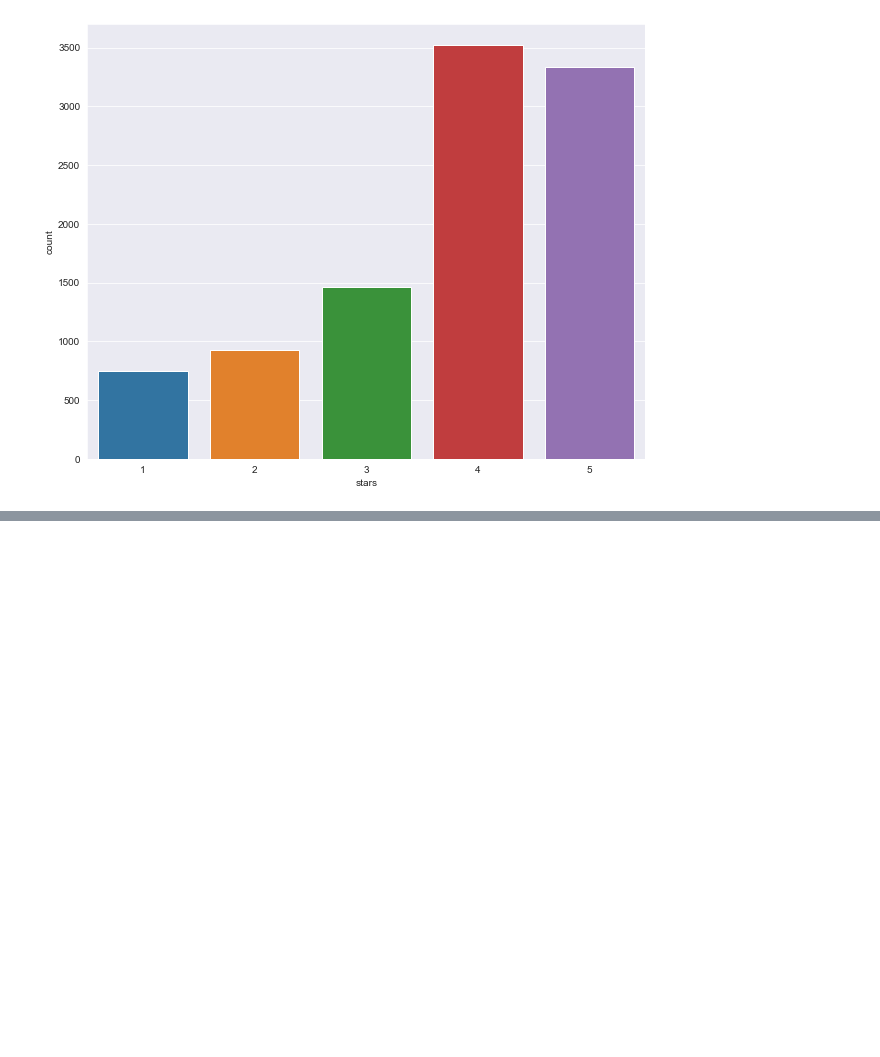
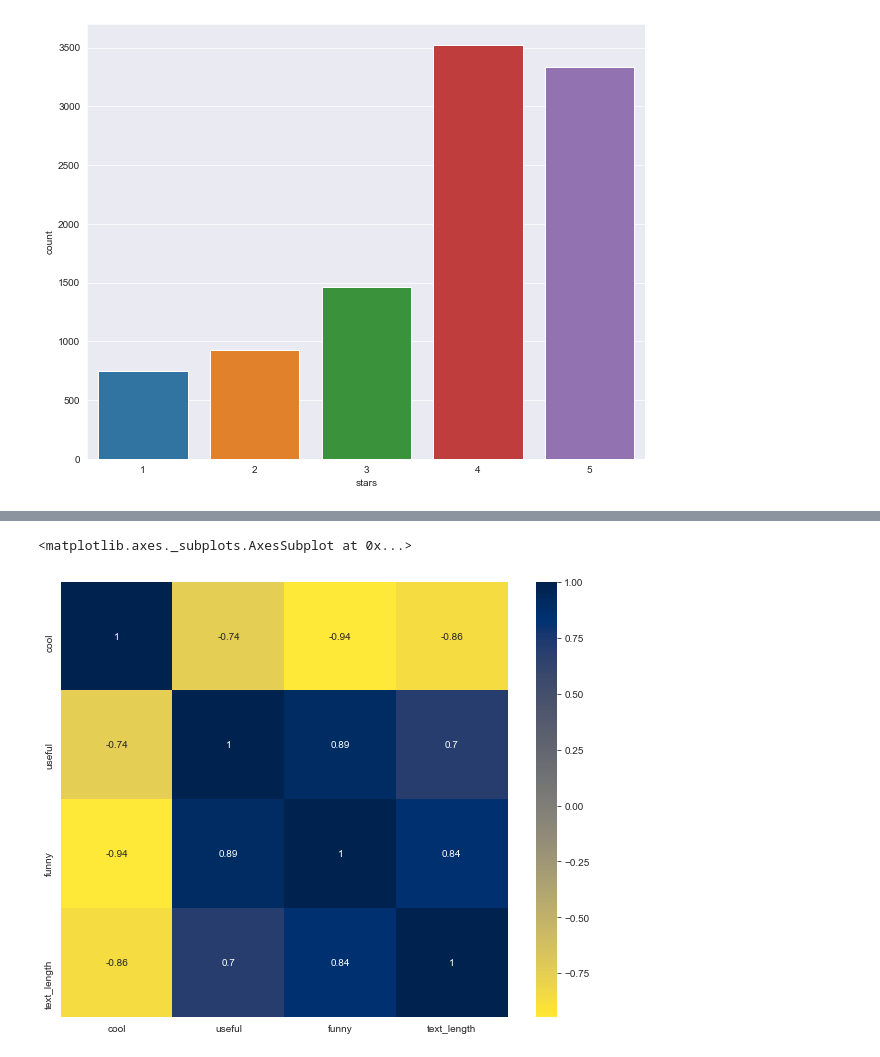
Before and after one commit to prashantfb65/nlp, a Jupyter notebook: notebooks/nlp_for_rating_reviews.ipynb, the cells around one changed output, grey strips where cells are left out. Drawn from its saved outputs; the diff is of its cells as text; code cells hidden in the pictures; blank space fills up the shorter version.

```diff
--- a/notebooks/nlp_for_rating_reviews.ipynb
+++ b/notebooks/nlp_for_rating_reviews.ipynb
@@ -104,3 +104,5 @@ sns.countplot(x='stars', data=yelp)
 # %% [output]
 <matplotlib.axes._subplots.AxesSubplot at 0x...>
 [figure]
+# %%
+stars = yelp.groupby('stars').mean()
@@ -106,0 +127,6 @@ sns.countplot(x='stars', data=yelp)
+# %%
+plt.figure(figsize=(10,8))
+sns.heatmap(stars.corr(), annot=True, cmap='cividis_r')
+# %% [output]
+<matplotlib.axes._subplots.AxesSubplot at 0x...>
+[figure, added]
```
Also changed, not shown: parts of 19 cells of this notebook, 1 other file.
